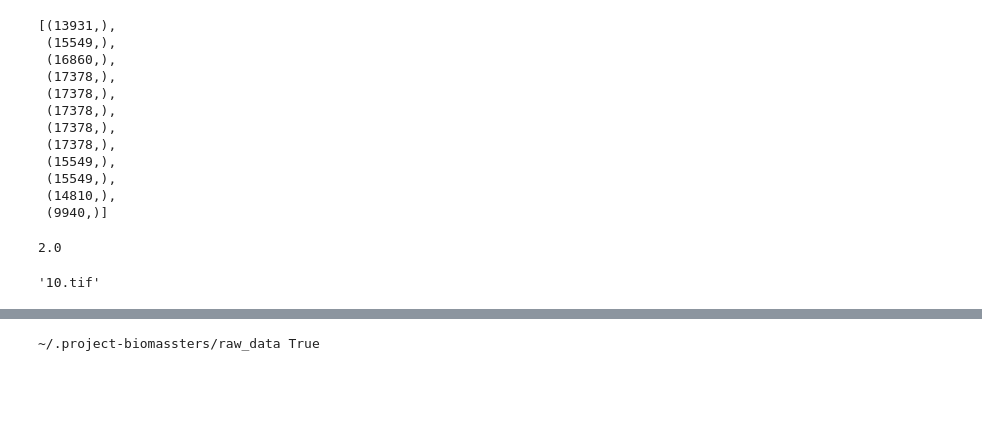
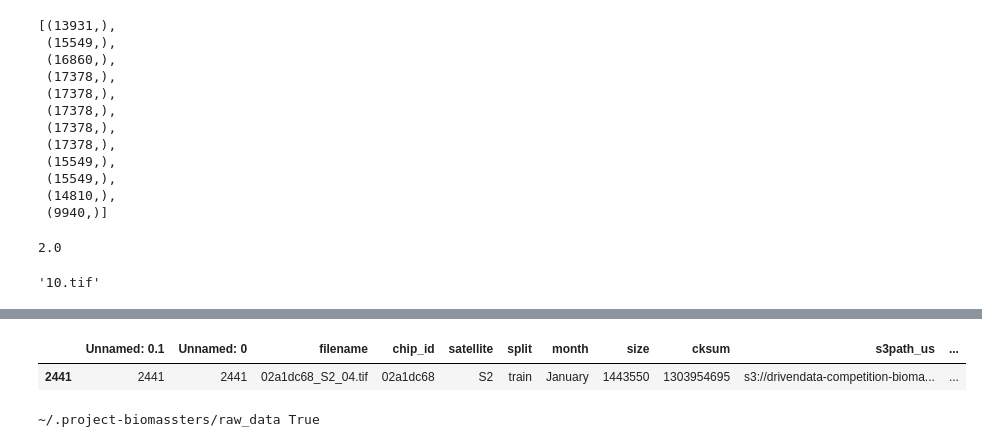
Before and after one commit to sofiammatias/project-biomassters, a Jupyter notebook: notebooks/sofia_model.ipynb, the cells around one changed output, grey strips where cells are left out. Drawn from its saved outputs; the diff is of its cells as text; code cells hidden in the pictures; blank space fills up the shorter version.

```diff
--- a/notebooks/sofia_model.ipynb
+++ b/notebooks/sofia_model.ipynb
@@ -92,8 +115,8 @@ original_features = pd.read_csv (os.getenv('FEATURES'))
 data_path = os.getenv('LOCAL_DATA_PATH')
 print ('data_path:', data_path)
 downloaded_files = os.listdir(os.path.expanduser(data_path))
-print (downloaded_files[:10])
-original_features[original_features['filename'].isin(downloaded_files)]['file_downloaded'] = True
-
-#original_features
+print (downloaded_files[:20])
+original_features.loc[original_features['filename'].isin(downloaded_files), 'file_downloaded'] = True
+#original_features['file_downloaded'] = original_features[original_features['filename'].isin(downloaded_files)].apply (lambda x : True)
+original_features
 # %% [output]
@@ -107,3 +138,8 @@ See the caveats in the documentation: https://pandas.pydata.org/pandas-docs/stab
+# %%
+original_features[original_features.filename == downloaded_files[0]]
+# %% [output]
+|  | Unnamed: 0.1 | Unnamed: 0 | filename | chip_id | satellite | split | month | size | cksum | s3path_us | ... |
+| 2441 | 2441 | 2441 | 02a1dc68_S2_04.tif | 02a1dc68 | S2 | train | January | 1443550 | 1303954695 | s3://drivendata-competition-bioma... | ... |
 # %%
 import os
 import pandas as pd
```
Also changed, not shown: parts of 3 cells of this notebook, 10 other files.
